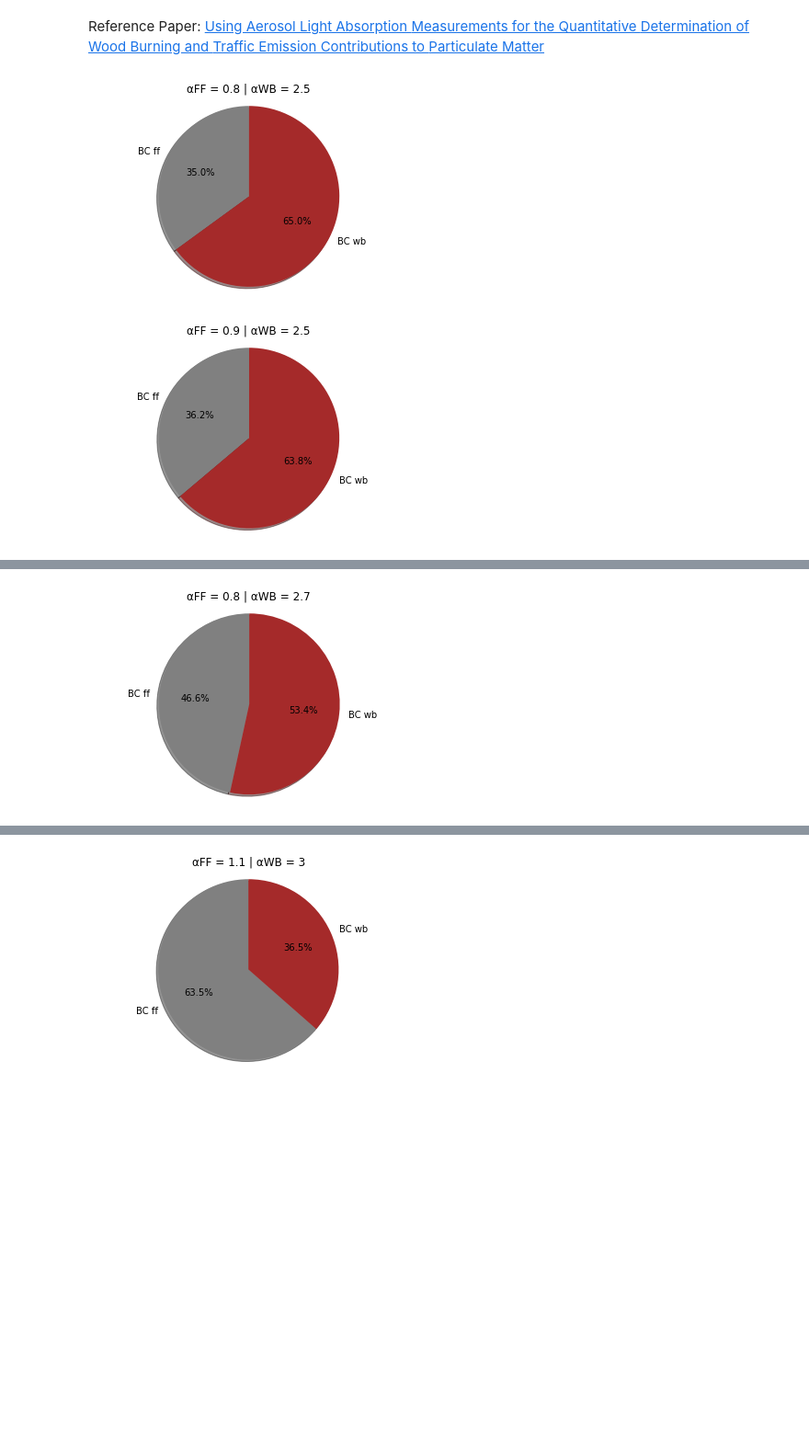
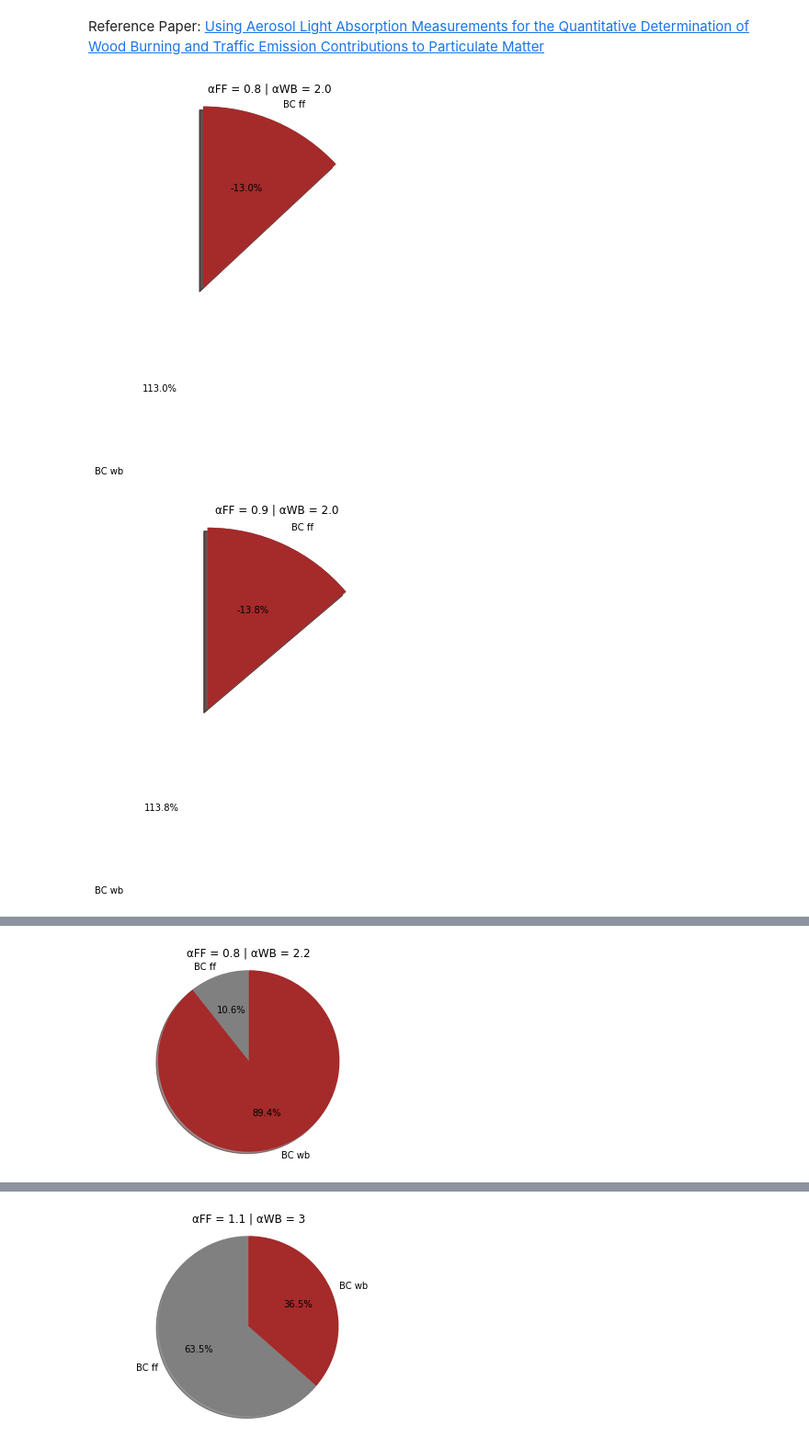
Before and after one commit to djasantos/PhD, a Jupyter notebook: Source_Apportionment_of_Black_Carbon_WoodBurning_and_FossilFuel.ipynb, the cells around one changed output, grey strips where cells are left out. Shown: that part at 92% size. Cells and saved outputs as stored; diff of their text form; code cells hidden in the pictures; blank space fills up the shorter version.

```diff
--- a/Source_Apportionment_of_Black_Carbon_WoodBurning_and_FossilFuel.ipynb
+++ b/Source_Apportionment_of_Black_Carbon_WoodBurning_and_FossilFuel.ipynb
@@ -42,11 +42,11 @@ def apportBC(UV = 470, abs_UV = campinasDF['abs_470'],
 
   return BCff, BCwb
 # %%
-for alphaWB in np.arange(2.5, 3.5, 0.2):
+for alphaWB in np.arange(2, 3.5, 0.2):
   for alphaFF in np.arange(0.8, 1.1, 0.1):
     apportBC(alphaWB = alphaWB, alphaFF = alphaFF,
              IR = 950, abs_IR = campinasDF['abs_950'],
              UV = 470, abs_UV = campinasDF['abs_470'])
 # %% [output]
-[figure, old version]
+[figure, new version]
-[figure, old version]
+[figure, new version]
@@ -55 +55 @@ for alphaWB in np.arange(2.5, 3.5, 0.2):
-[figure, old version]
+[figure, new version]
```
Also changed, not shown: parts of 1 cell of this notebook.
